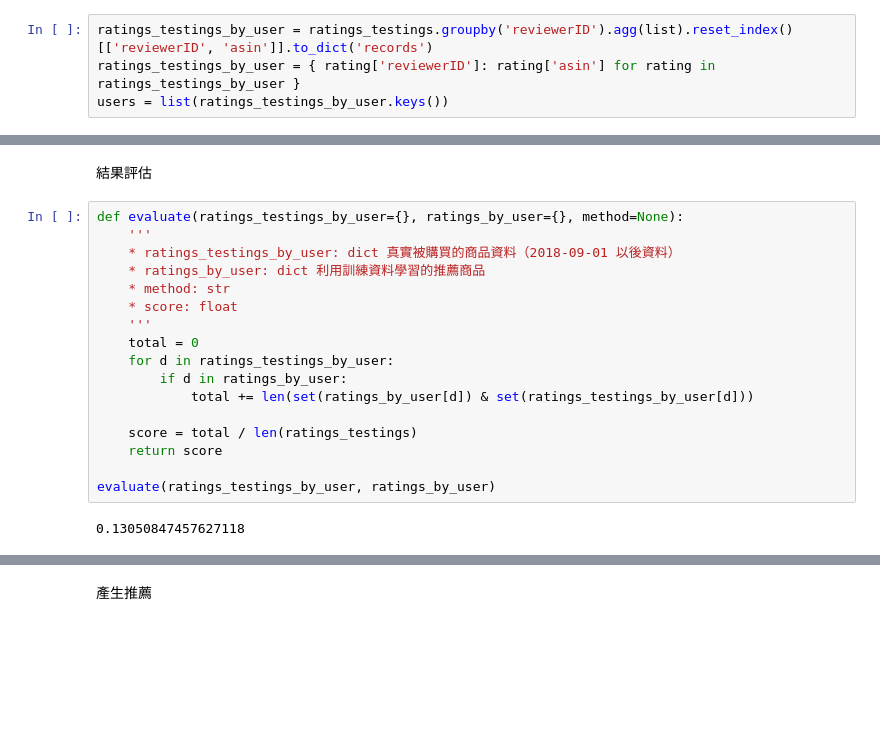
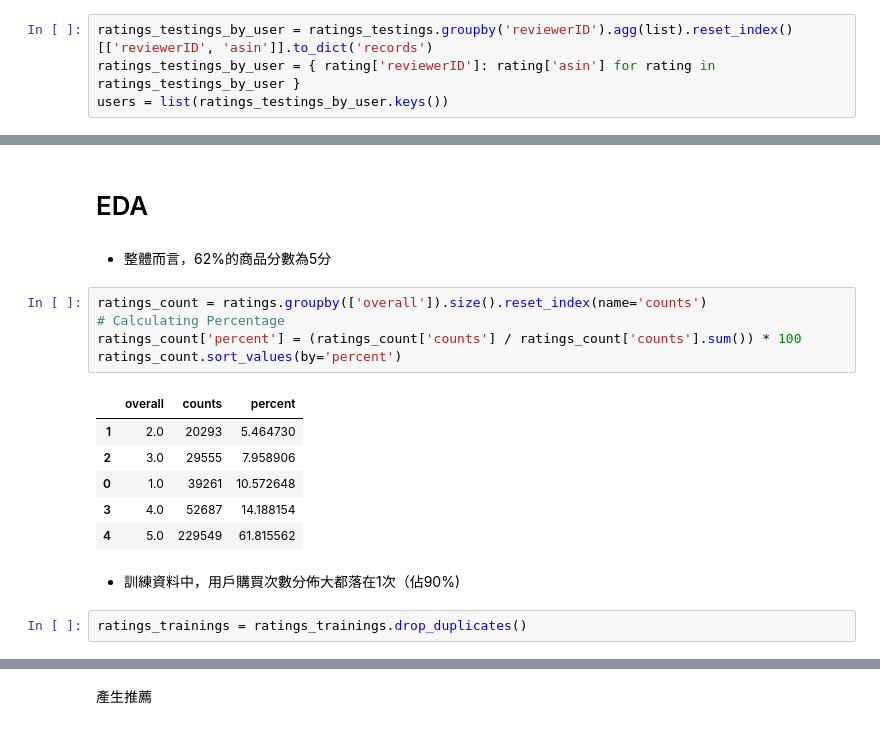
Before and after one commit to limitlin840318/data-course-sample, a Jupyter notebook: sample-cf.ipynb, the cells around one changed output, grey strips where cells are left out. Saved outputs shown, nothing was run; the diff lists cells and outputs as text; blank space fills up the shorter version.

```diff
--- a/sample-cf.ipynb
+++ b/sample-cf.ipynb
@@ -300,21 +153,20 @@ ratings_by_user = recommender(ratings_trainings, users)
-# %% [markdown]
-結果評估
-# %%
-def evaluate(ratings_testings_by_user={}, ratings_by_user={}, method=None):
-    '''
-    * ratings_testings_by_user: dict 真實被購買的商品資料（2018-09-01 以後資料）
-    * ratings_by_user: dict 利用訓練資料學習的推薦商品
-    * method: str
-    * score: float
-    '''
-    total = 0
-    for d in ratings_testings_by_user:
-        if d in ratings_by_user:
-            total += len(set(ratings_by_user[d]) & set(ratings_testings_by_user[d]))
-
-    score = total / len(ratings_testings)
-    return score
-
-evaluate(ratings_testings_by_user, ratings_by_user)
-# %% [output]
-0.13050847457627118
+# %% [markdown]
+# EDA
+# %% [markdown]
+*   整體而言，62%的商品分數為5分
+# %%
+ratings_count = ratings.groupby(['overall']).size().reset_index(name='counts')
+# Calculating Percentage
+ratings_count['percent'] = (ratings_count['counts'] / ratings_count['counts'].sum()) * 100
+ratings_count.sort_values(by='percent')
+# %% [output]
+|  | overall | counts | percent |
+| 1 | 2.0 | 20293 | 5.464730 |
+| 2 | 3.0 | 29555 | 7.958906 |
+| 0 | 1.0 | 39261 | 10.572648 |
+| 3 | 4.0 | 52687 | 14.188154 |
+| 4 | 5.0 | 229549 | 61.815562 |
+# %% [markdown]
+*   訓練資料中，用戶購買次數分佈大都落在1次（佔90%)
+# %%
+ratings_trainings = ratings_trainings.drop_duplicates()
```
Also changed, not shown: parts of 33 cells of this notebook.
